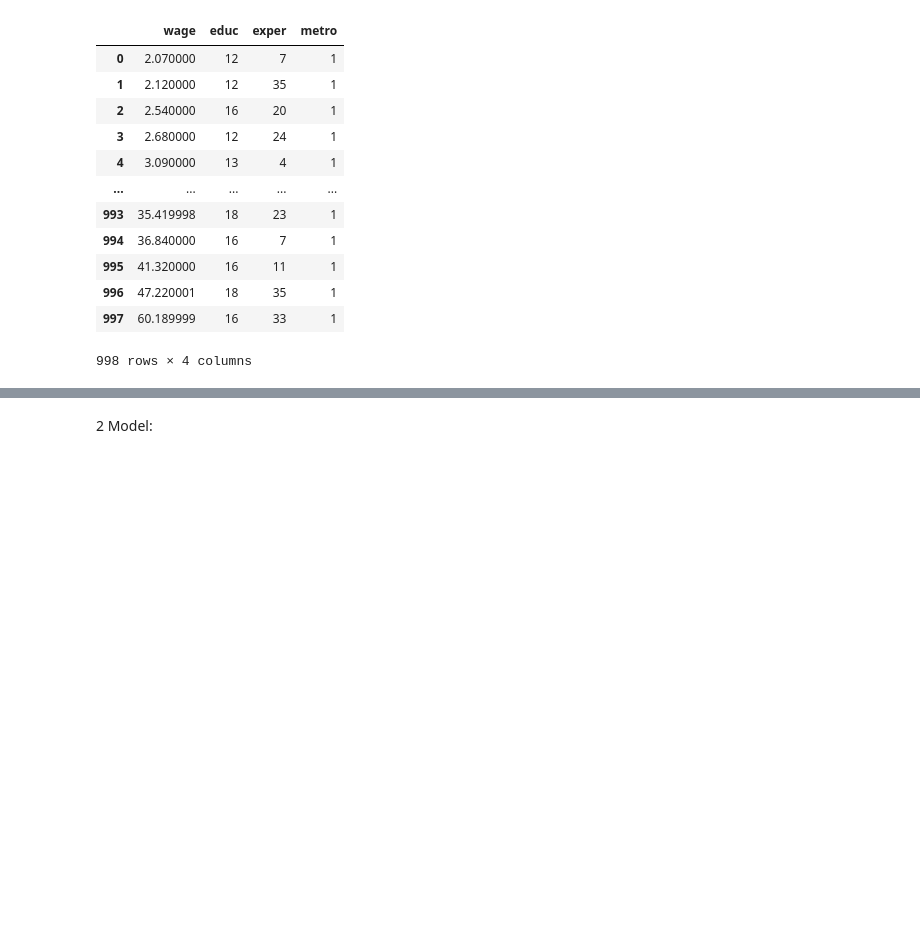
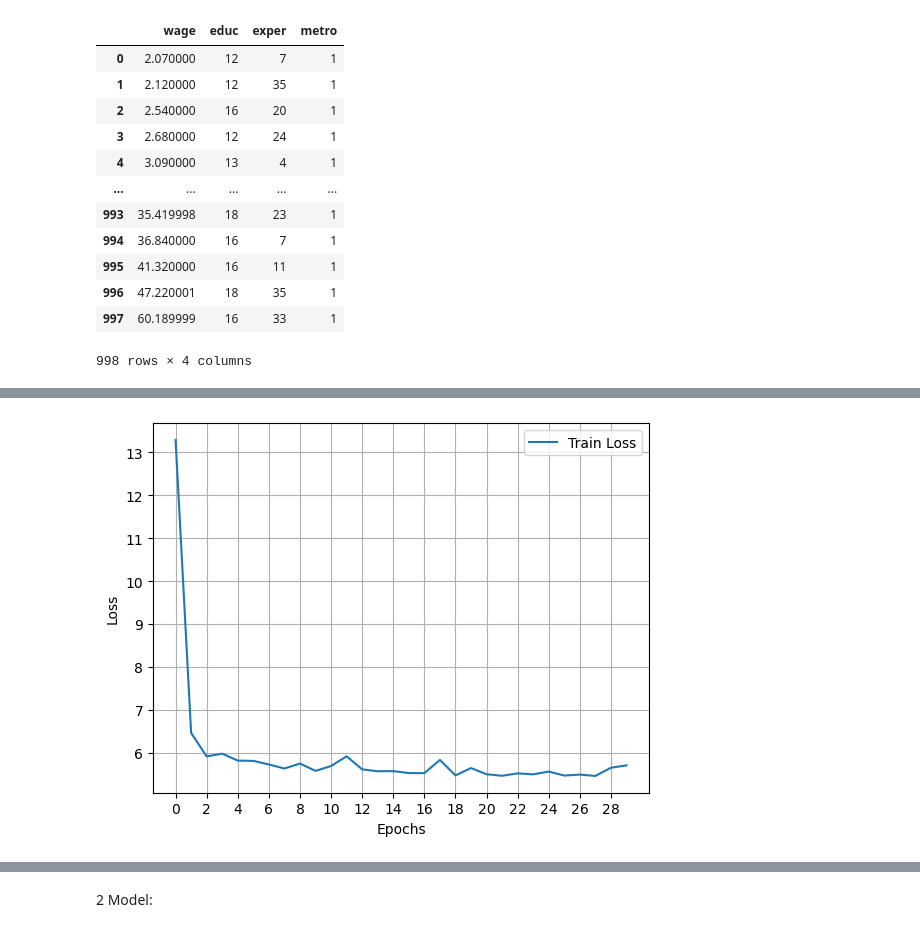
Before and after one commit to RiccardoDAndrea/Training, a Jupyter notebook: Scripts/Models/own_models.ipynb, the cells around one changed output, grey strips where cells are left out. Saved outputs shown, nothing was run; the diff lists cells and outputs as text; code cells hidden in the pictures; blank space fills up the shorter version.

Commit message:
Zweites Model eingbaut

```diff
--- a/Scripts/Models/own_models.ipynb
+++ b/Scripts/Models/own_models.ipynb
@@ -34,8 +40,8 @@ pandas.core.frame.DataFrame
 # %%
 # Annahme: df ist ein Pandas DataFrame
-X_train, y_train = df.iloc[:700, :-1], df.iloc[:700, -1]
-X_valid, y_valid = df.iloc[700:900, :-1], df.iloc[700:900, -1]
-X_test, y_test = df.iloc[900:, :-1], df.iloc[900:, -1]
+X_train, y_train = X.iloc[:700], y.iloc[:700, -1]
+X_valid, y_valid = X.iloc[700:900], y.iloc[700:900, -1]
+X_test, y_test = X.iloc[900:], y.iloc[900:, -1]
 # %%
 print("Der X Test Datensatz besthet aus: ", X_train.shape, "Der Y Test Datensatz besthet aus: ", y_train.shape)
 print("Der X_test Datensatz besthet aus: ", X_test.shape,"Der y_test Datensatz besteht  aus: ", y_test.shape)
@@ -59,11 +67,12 @@ from keras.optimizers import Adam
 model = Sequential([
     InputLayer(input_shape=X_train.shape[-1], name="Input"),
     Dense(20, activation="sigmoid", name="layer1"),
-    Dense(30, activation="sigmoid", name="layer2"),
-    Dense(35, name="Output"),
+    Dense(30, name="layer2"),
+    Dense(40, name="layer3"),
+    Dense(1, name="Output"),
 ])
 
-optimizer = Adam()  # Default learning rate
+optimizer = Adam(learning_rate=0.005)  # Default learning rate
 model.compile(loss='mean_squared_error', optimizer=optimizer)  # Using MSE for loss and MAE for metrics
 model.summary()
 # %% [output]
@@ -83,4 +94,2 @@ Trainable params: 1,795
 Non-trainable params: 0
 _________________________________________________________________
-# %%
-model.fit(X_train, y_train, epochs=20)
@@ -105,0 +96,3 @@ Epoch 20/20
+# %%
+# Beispiel für das Modelltraining
+history = model.fit(X_train, y_train, epochs=30, batch_size=32, validation_data=(X_valid, y_valid))
@@ -105,0 +117,26 @@ Epoch 20/20
+# %%
+def create_plt_loss(history, x_tick_min = int, x_tick_max = int, x_tick_step = int):
+    """
+    Create a plot for the loss of the model
+
+    Input :
+    - history : history of the model
+    - x_ticks : list of integers for the x-axis
+
+    Output :
+    - Plot of the loss
+    """
+    plt.plot(history.history['loss'], label='Train Loss')
+    plt.xticks(np.arange(x_tick_min, x_tick_max,
+                         step=x_tick_step))
+    plt.grid(True)
+    plt.xlabel('Epochs')
+    plt.ylabel('Loss')
+    plt.legend()
+    plt.show()
+    return plt.show()
+
+create_plt_loss(history, x_tick_min = 0,
+                x_tick_max =  30, x_tick_step=2)
+# %% [output]
+[figure, added]
```
Also changed, not shown: parts of 32 cells of this notebook.
